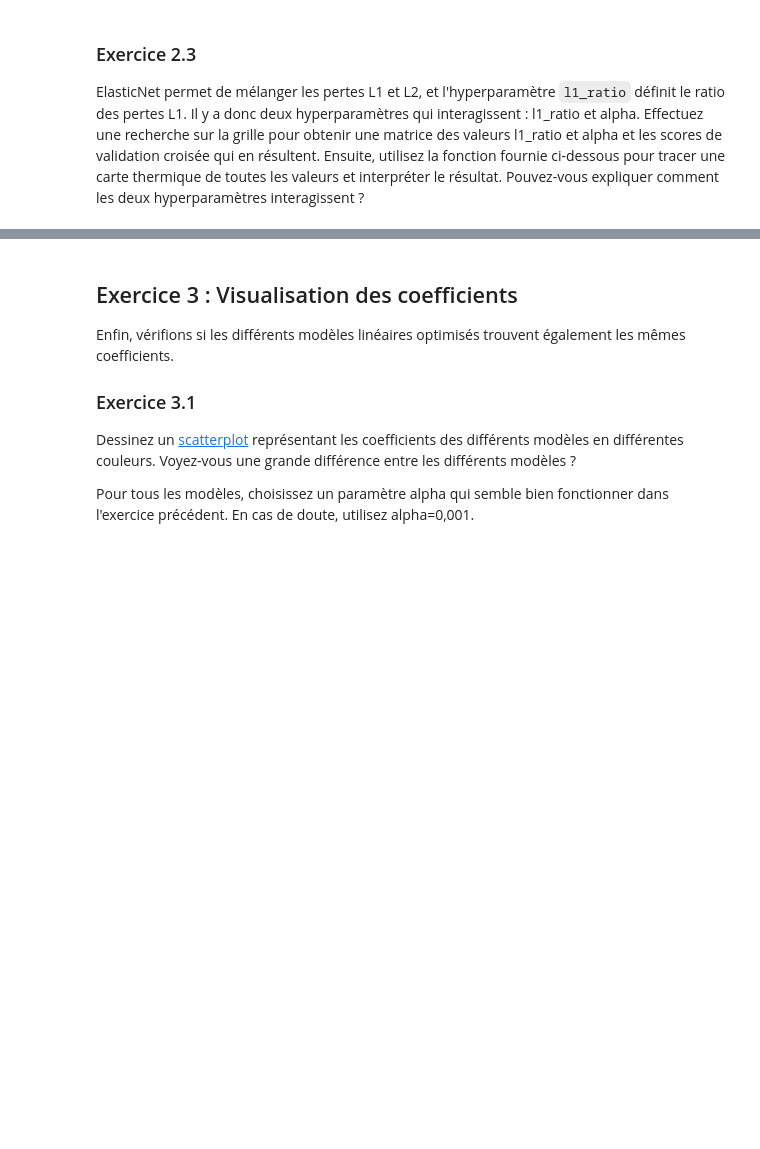
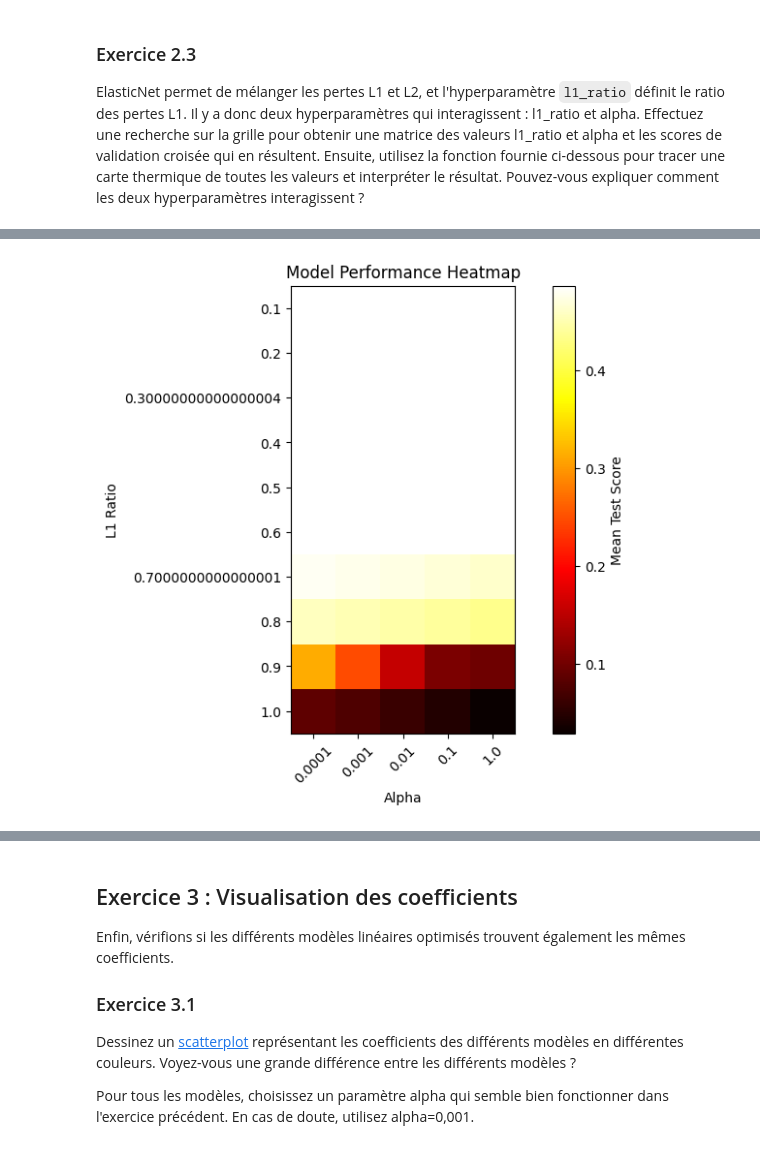
Before and after one commit to Staures92/Formation_Intermediaire, a Jupyter notebook: Machine Learning/2.1. Lab 3 - Linear Models for Regression.ipynb, the cells around one changed output, grey strips where cells are left out. Drawn from its saved outputs; the diff is of its cells as text; code cells hidden in the pictures; blank space fills up the shorter version.

```diff
--- a/Machine Learning/2.1. Lab 3 - Linear Models for Regression.ipynb
+++ b/Machine Learning/2.1. Lab 3 - Linear Models for Regression.ipynb
@@ -189,0 +344,5 @@ ElasticNet permet de mélanger les pertes L1 et L2, et l'hyperparamètre `l1_rat
+# %%
+# separation de la donnee en train et test
+from sklearn.model_selection import train_test_split
+# Split the data into training and validation sets
+X_train, X_test, y_train, y_test = train_test_split(X, y, test_size=0.2, random_state=42)
@@ -189,0 +398,21 @@ ElasticNet permet de mélanger les pertes L1 et L2, et l'hyperparamètre `l1_rat
+# %%
+
+# Create a matrix of scores for each combination of hyperparameters
+score_matrix = np.zeros((len(param_grid['l1_ratio']), len(param_grid['alpha'])))
+
+for i, l1_ratio in enumerate(param_grid['l1_ratio']):
+    for j, alpha in enumerate(param_grid['alpha']):
+        score_matrix[i, j] = cv_results['mean_test_score'][i * len(param_grid['alpha']) + j]
+
+# Plot the heatmap
+plt.figure(figsize=(10, 6))
+plt.imshow(score_matrix, cmap='hot', interpolation='nearest')
+plt.colorbar(label='Mean Test Score')
+plt.xticks(np.arange(len(param_grid['alpha'])), param_grid['alpha'], rotation=45)
+plt.yticks(np.arange(len(param_grid['l1_ratio'])), param_grid['l1_ratio'])
+plt.xlabel('Alpha')
+plt.ylabel('L1 Ratio')
+plt.title('Model Performance Heatmap')
+plt.show()
+# %% [output]
+[figure, added]
```
Also changed, not shown: parts of 18 cells of this notebook, 1 other file.
